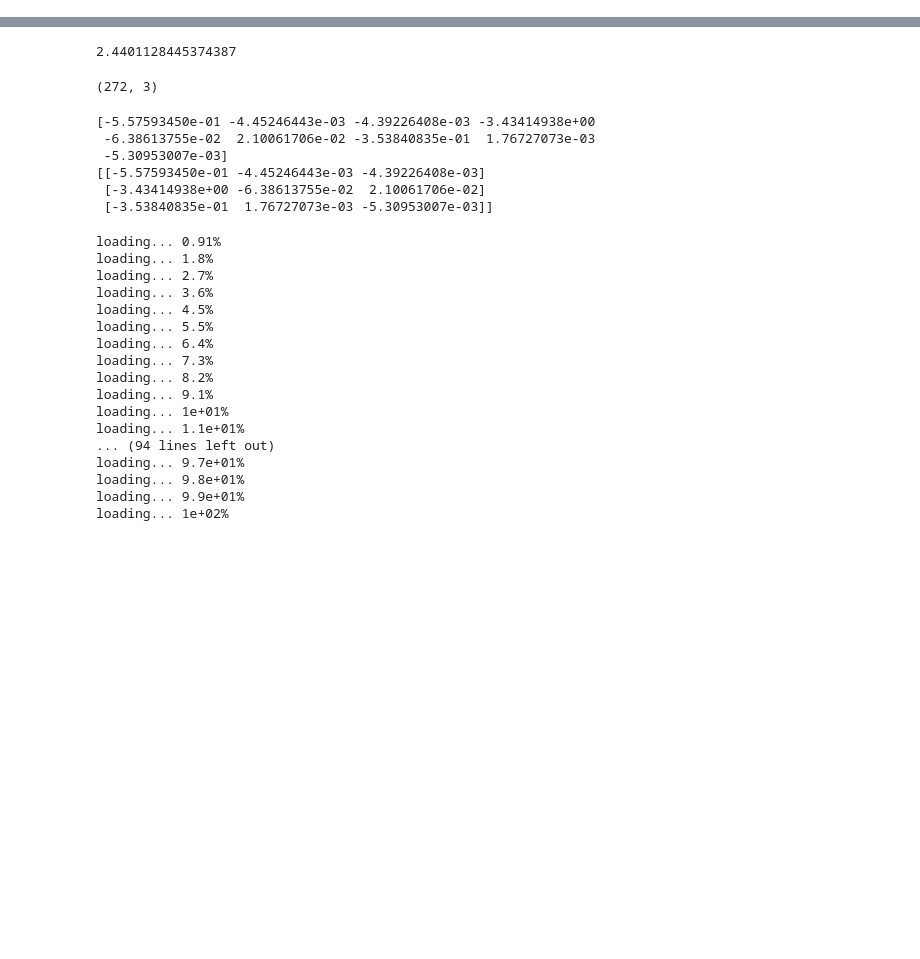
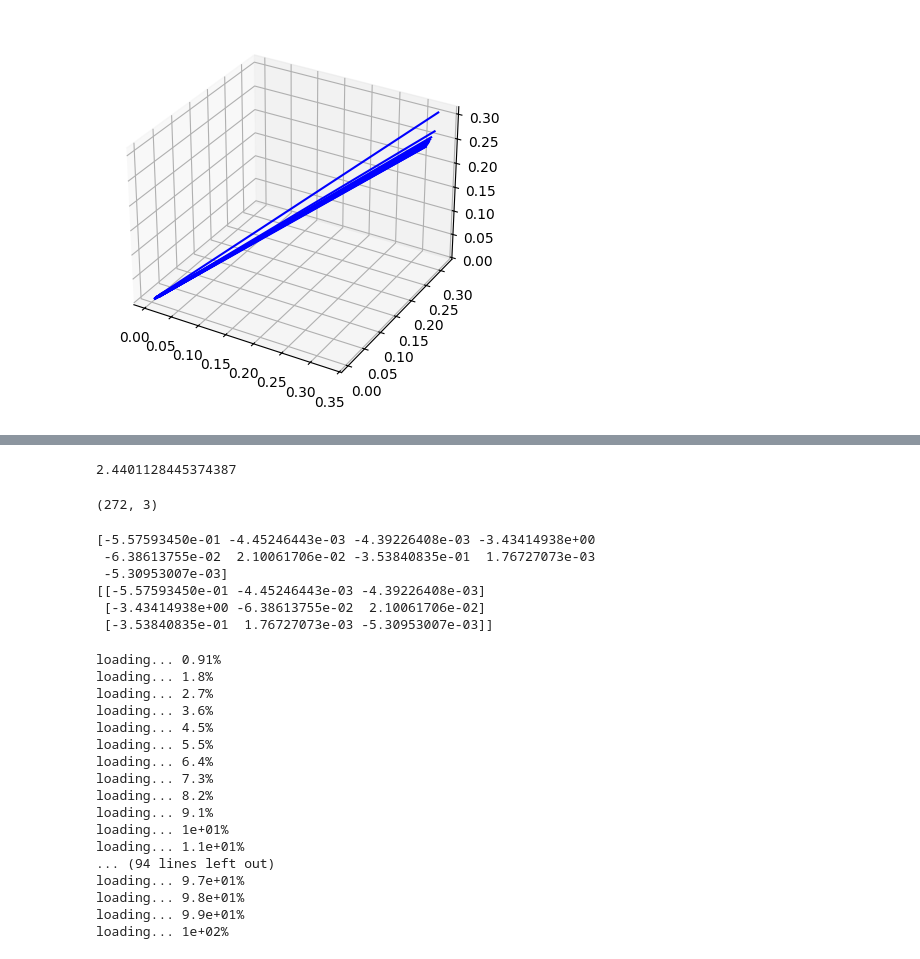
Before and after one commit to DanielFachieri01/ansys, a Jupyter notebook: streamlines.ipynb, the cells around one changed output, grey strips where cells are left out. Drawn from its saved outputs; the diff is of its cells as text; code cells hidden in the pictures; blank space fills up the shorter version.

```diff
--- a/streamlines.ipynb
+++ b/streamlines.ipynb
@@ -140,0 +172,2 @@ def RTD(streamlines, modv):
+# %%
+interpolator = create_interpolator(df)
@@ -140,0 +179,6 @@ def RTD(streamlines, modv):
+# %%
+streamlines = streamline(interpolator,seeds)
+# %%
+plot_streamlines(streamlines)
+# %% [output]
+[figure, added]
```
Also changed, not shown: parts of 17 cells of this notebook.
